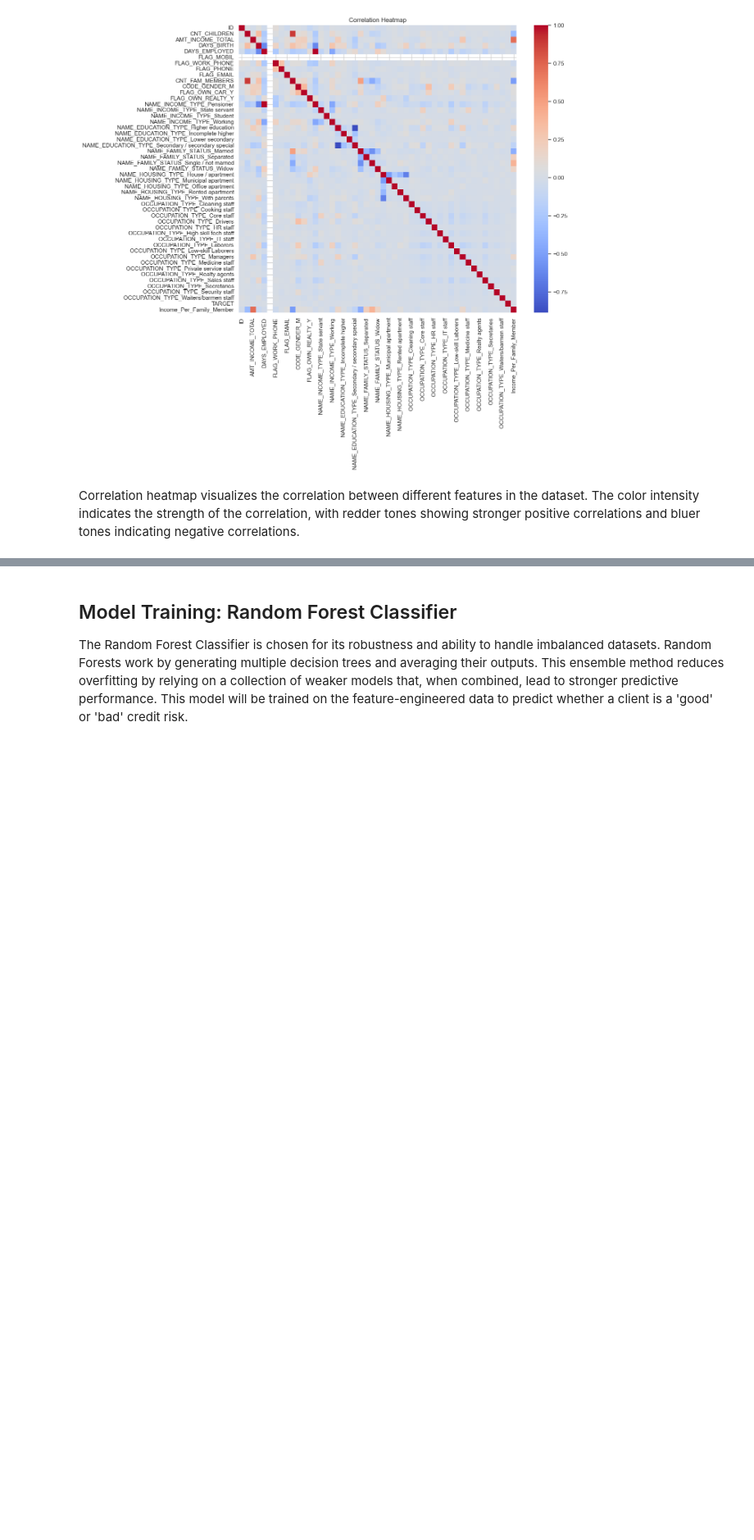
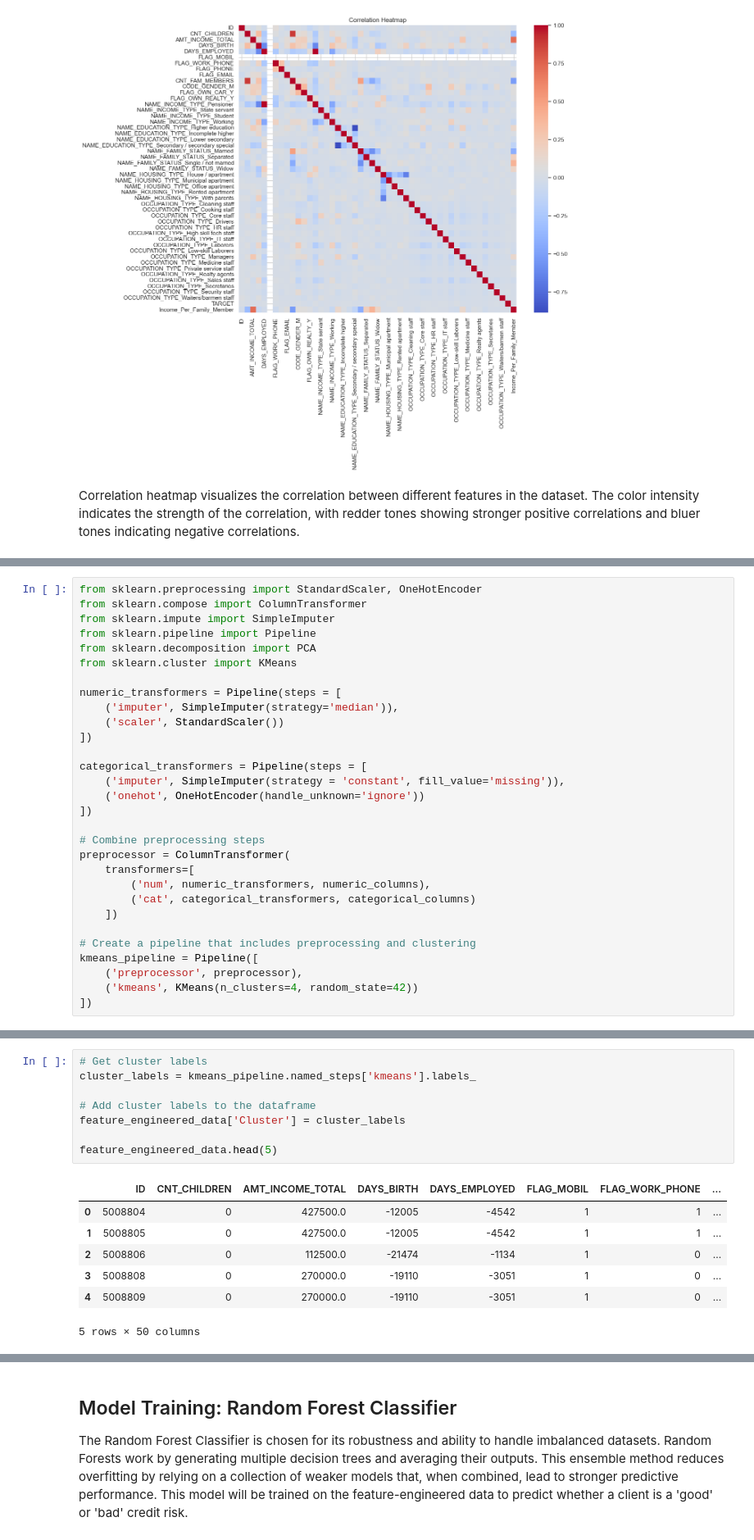
Before and after one commit to huixincai/team_project2, a Jupyter notebook: project2/Project2.ipynb, the cells around one changed output, grey strips where cells are left out. Shown at 82% size. Cells and saved outputs as stored; diff of their text form; blank space fills up the shorter version.

```diff
--- a/project2/Project2.ipynb
+++ b/project2/Project2.ipynb
@@ -243,0 +309,30 @@ Correlation heatmap visualizes the correlation between different features in the
+# %%
+from sklearn.preprocessing import StandardScaler, OneHotEncoder
+from sklearn.compose import ColumnTransformer
+from sklearn.impute import SimpleImputer
+from sklearn.pipeline import Pipeline
+from sklearn.decomposition import PCA
+from sklearn.cluster import KMeans
+
+numeric_transformers = Pipeline(steps = [
+    ('imputer', SimpleImputer(strategy='median')),
+    ('scaler', StandardScaler())
+])
+
+categorical_transformers = Pipeline(steps = [
+    ('imputer', SimpleImputer(strategy = 'constant', fill_value='missing')),
+    ('onehot', OneHotEncoder(handle_unknown='ignore'))
+])
+
+# Combine preprocessing steps
+preprocessor = ColumnTransformer(
+    transformers=[
+        ('num', numeric_transformers, numeric_columns),
+        ('cat', categorical_transformers, categorical_columns)
+    ])
+
+# Create a pipeline that includes preprocessing and clustering
+kmeans_pipeline = Pipeline([
+    ('preprocessor', preprocessor),
+    ('kmeans', KMeans(n_clusters=4, random_state=42))
+])
@@ -243,0 +361,16 @@ Correlation heatmap visualizes the correlation between different features in the
+# %%
+# Get cluster labels
+cluster_labels = kmeans_pipeline.named_steps['kmeans'].labels_
+
+# Add cluster labels to the dataframe
+feature_engineered_data['Cluster'] = cluster_labels
+
+feature_engineered_data.head(5)
+# %% [output]
+|  | ID | CNT_CHILDREN | AMT_INCOME_TOTAL | DAYS_BIRTH | DAYS_EMPLOYED | FLAG_MOBIL | FLAG_WORK_PHONE | ... |
+| 0 | 5008804 | 0 | 427500.0 | -12005 | -4542 | 1 | 1 | ... |
+| 1 | 5008805 | 0 | 427500.0 | -12005 | -4542 | 1 | 1 | ... |
+| 2 | 5008806 | 0 | 112500.0 | -21474 | -1134 | 1 | 0 | ... |
+| 3 | 5008808 | 0 | 270000.0 | -19110 | -3051 | 1 | 0 | ... |
+| 4 | 5008809 | 0 | 270000.0 | -19110 | -3051 | 1 | 0 | ... |
+5 rows × 50 columns
```
Also changed, not shown: parts of 13 cells of this notebook.
